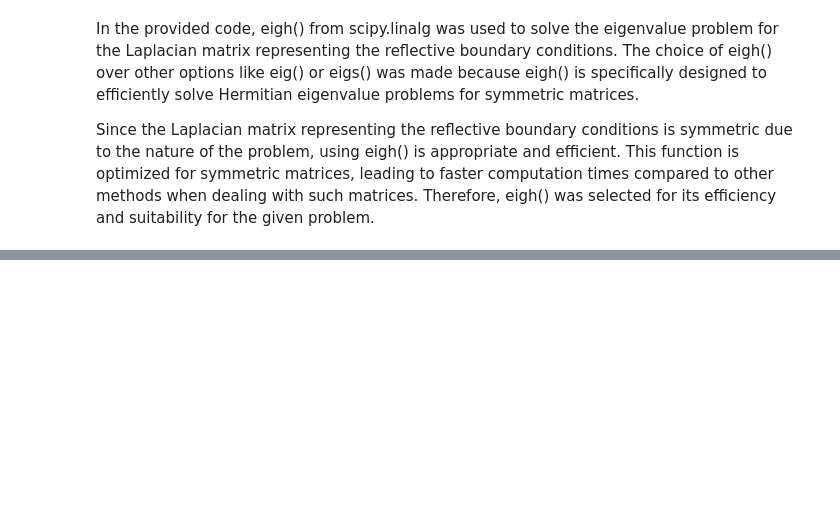
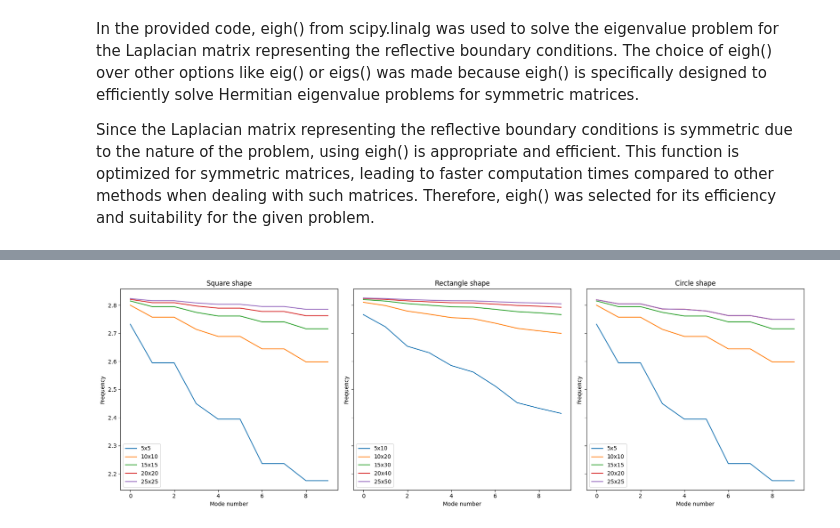
Before and after one commit to koenweverink/ScientificComputing, a Jupyter notebook: Set3.ipynb, the cells around one changed output, grey strips where cells are left out. Saved outputs shown, nothing was run; the diff lists cells and outputs as text; code cells hidden in the pictures; blank space fills up the shorter version.

```diff
--- a/Set3.ipynb
+++ b/Set3.ipynb
@@ -327,7 +219,7 @@ plt.show()
 # %%
 # Example usage
-n = 4 # Change this to create a different size grid
-L = create_reflective_laplacian(n)
+n, m = 20, 20  # Change these for a different size grid
+L = create_reflective_laplacian(n, m)
 
 # Solve the eigenvalue problem using scipy.linalg.eig()
 start_time = time.time()
@@ -341,21 +233,9 @@ eigenvalues_eigh, eigenvectors_eigh = eigh(L)
 end_time = time.time()
 eigh_time = end_time - start_time
 
-# Convert the Laplacian matrix to a sparse matrix
-L_sparse = diags([-4*np.ones(n*n), np.ones(n*n-1), np.ones(n*n-n)], [0, -1, -n]).toarray()
 
-# Solve the eigenvalue problem using scipy.sparse.linalg.eigs()
+# Solve the eigenvalue problem using scipy.sparse.linalg.eigs() for sparse matrices
 start_time = time.time()
-eigenvalues_eigs, eigenvectors_eigs = eigs(L_sparse)
+eigenvalues_eigs, eigenvectors_eigs = eigs(L)
 end_time = time.time()
 eigs_time = end_time - start_time
-
-# Print the eigenvalues and computation times for comparison
-print("Eigenvalues using scipy.linalg.eig():", eigenvalues_eig)
-print("Computation time for scipy.linalg.eig():", eig_time)
-
-print("Eigenvalues using scipy.linalg.eigh():", eigenvalues_eigh)
-print("Computation time for scipy.linalg.eigh():", eigh_time)
-
-print("Eigenvalues using scipy.sparse.linalg.eigs():", eigenvalues_eigs)
-print("Computation time for scipy.sparse.linalg.eigs():", eigs_time)
@@ -422,0 +265,36 @@ IndexError: list index out of range
+# %%
+# Function to solve and return eigenvalues
+def solve_eigenvalues(L):
+    eigenvalues, _ = eigh(L)  # Only need eigenvalues, not eigenvectors
+    return np.sqrt(np.abs(eigenvalues))  # Return the square root of eigenvalues for frequencies
+
+# Define sizes and shapes for the analysis
+sizes = range(5, 26, 5)  # From 5x5 to 25x25 with steps of 5
+shapes = ['square', 'rectangle', 'circle']
+radius = 10  # Fixed radius for circular shape
+results = {shape: [] for shape in shapes}
+
+# Calculate eigenfrequencies for each shape and size
+for size in sizes:
+    for shape in shapes:
+        if shape == 'circle':
+            L = create_circular_laplacian(size, size, radius=radius)
+        else:
+            L = create_reflective_laplacian(size, size if shape == 'square' else size * 2)  # Double the size for rectangle
+        eigenvalues = solve_eigenvalues(L)
+        results[shape].append(eigenvalues[:10])  # Store first 10 eigenfrequencies
+
+# Plotting the results
+fig, axes = plt.subplots(1, 3, figsize=(18, 6), sharey=True)
+for ax, shape in zip(axes, shapes):
+    for size, freqs in zip(sizes, results[shape]):
+        ax.plot(freqs, label=f'{size}x{size}' if shape != 'rectangle' else f'{size}x{size * 2}')
+    ax.set_title(f'{shape.capitalize()} shape')
+    ax.set_xlabel('Mode number')
+    ax.set_ylabel('Frequency')
+    ax.legend()
+
+plt.tight_layout()
+plt.show()
+# %% [output]
+[figure, added]
```
Also changed, not shown: parts of 20 cells of this notebook, 1 other file.
